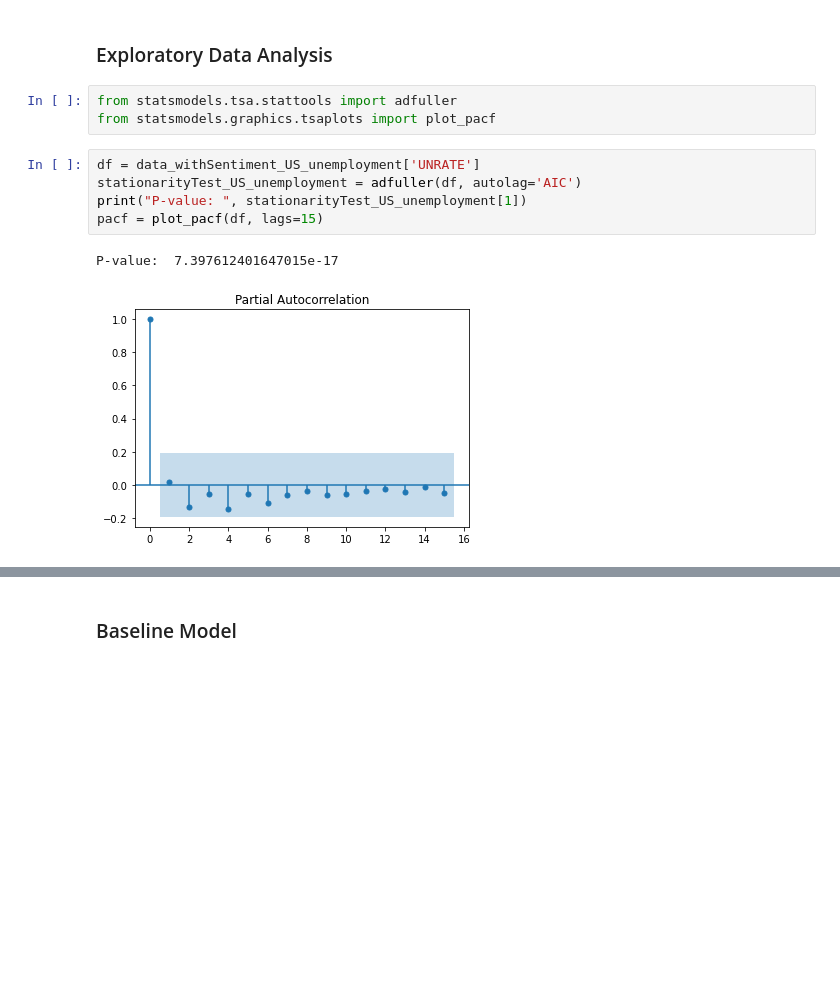
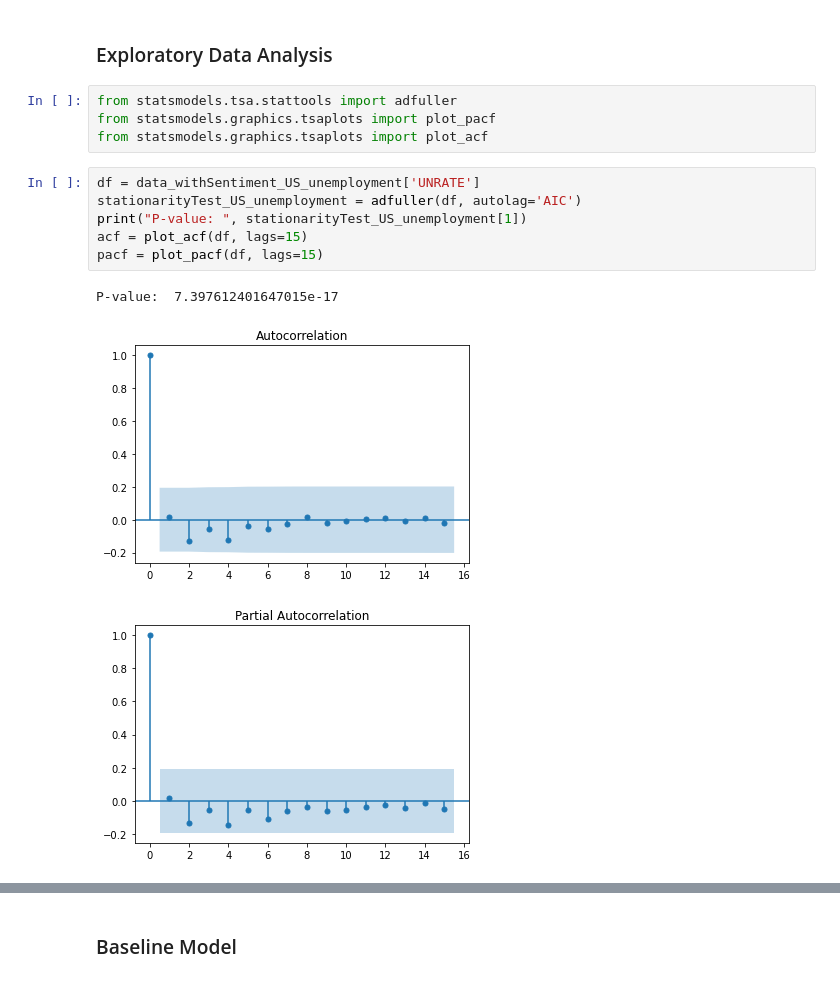
Before and after one commit to mustafashabbir10/Predicting_Economic_Growth, a Jupyter notebook: project_macro_model.ipynb, the cells around one changed output, grey strips where cells are left out. Drawn from its saved outputs; the diff is of its cells as text; blank space fills up the shorter version.

```diff
--- a/project_macro_model.ipynb
+++ b/project_macro_model.ipynb
@@ -97,14 +97,17 @@ data_withSentiment_US_inflation = sentiment_score_yearly.join(data_US_inflation)
 # %%
 from statsmodels.tsa.stattools import adfuller
 from statsmodels.graphics.tsaplots import plot_pacf
+from statsmodels.graphics.tsaplots import plot_acf
 # %%
 df = data_withSentiment_US_unemployment['UNRATE']
 stationarityTest_US_unemployment = adfuller(df, autolag='AIC')
 print("P-value: ", stationarityTest_US_unemployment[1])
+acf = plot_acf(df, lags=15)
 pacf = plot_pacf(df, lags=15)
 # %% [output]
 P-value:  7.397612401647015e-17
-[figure, old version]
+[figure, new version]
+[figure, added]
 # %%
 df = data_withSentiment_US_growth['GDPC1']
 stationarityTest_US_growth = adfuller(df, autolag='AIC')
```
Also changed, not shown: parts of 5 cells of this notebook, 2 other files.
